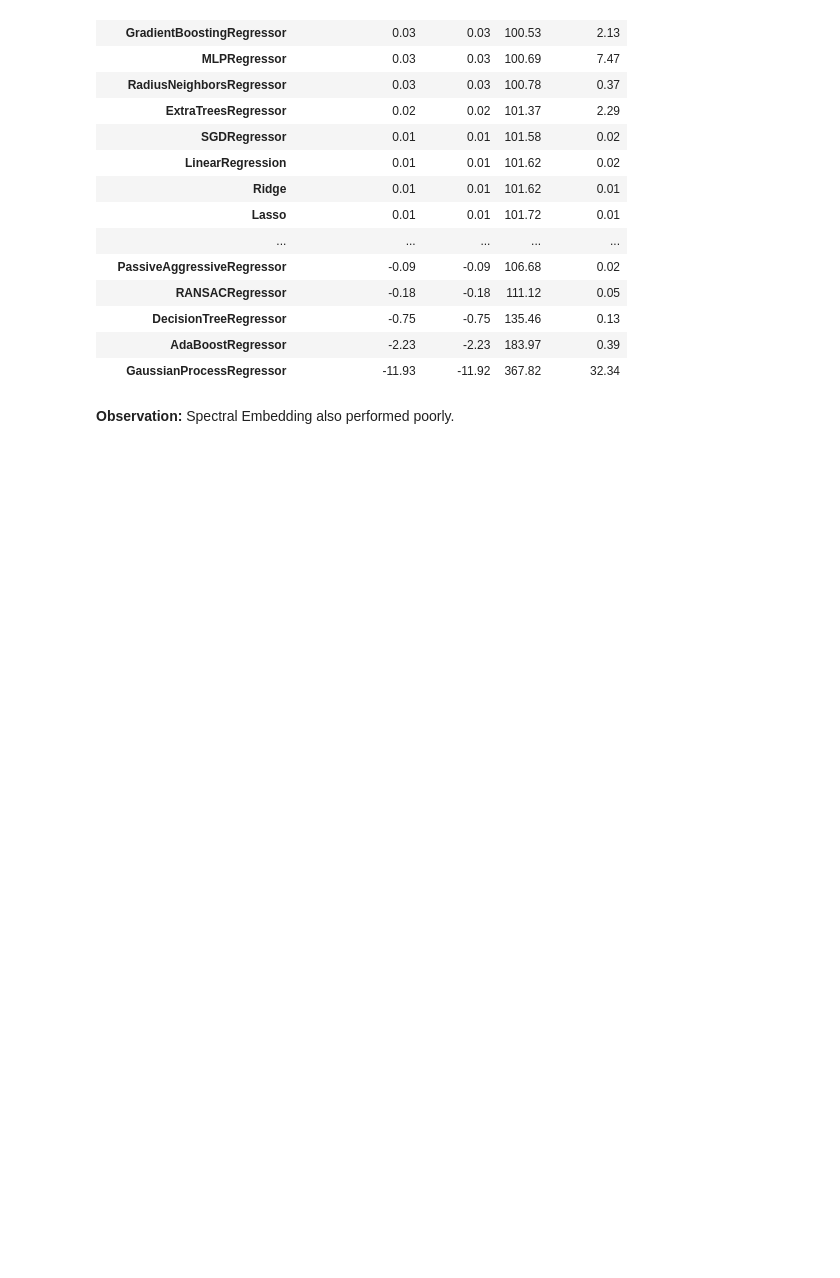
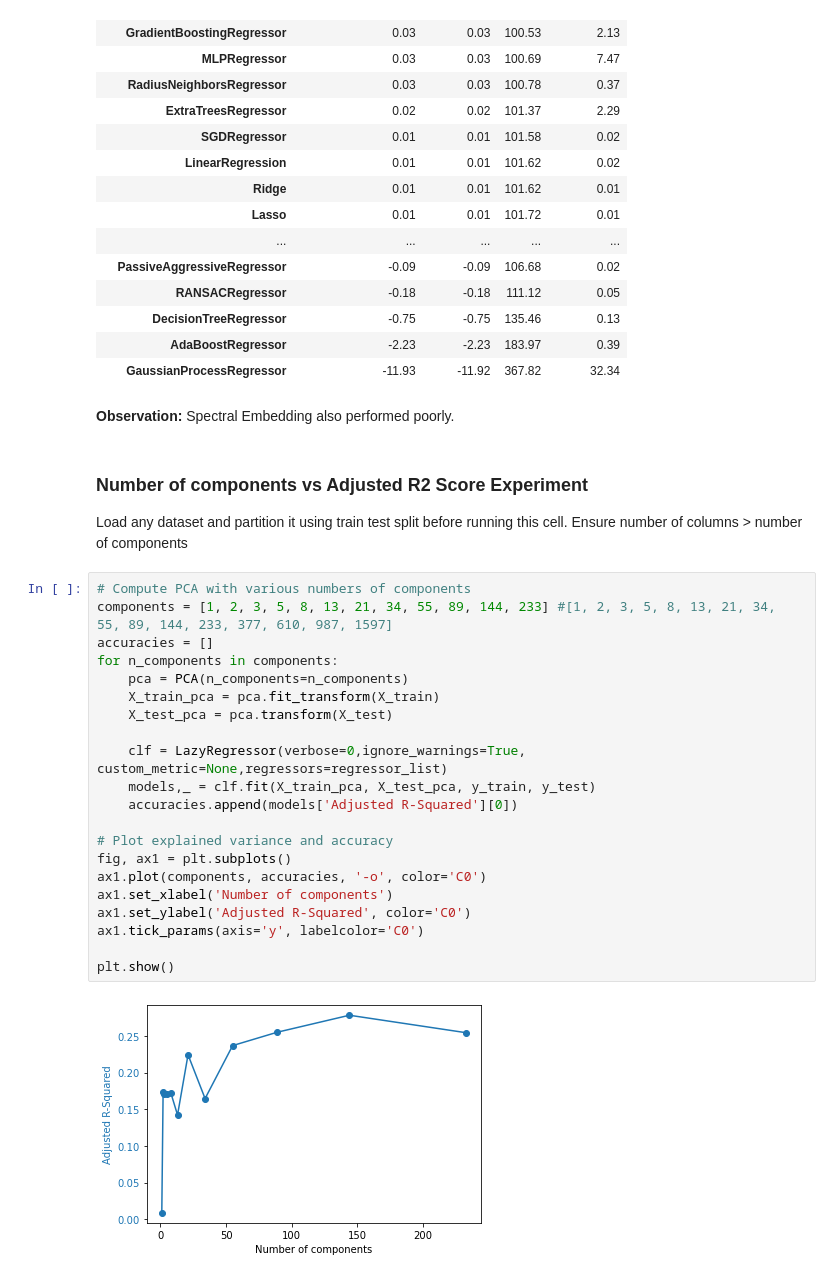
Before and after one commit to adilsal33m/ml2-project, a Jupyter notebook: regression.ipynb, the cells around one changed output. Cells and saved outputs as stored; diff of their text form; blank space fills up the shorter version.

```diff
--- a/regression.ipynb
+++ b/regression.ipynb
@@ -3227,3 +3228,29 @@ results_original
 | GaussianProcessRegressor | -11.93 | -11.92 | 367.82 | 32.34 |
 # %% [markdown]
 **Observation:** Spectral Embedding also performed poorly.
+# %% [markdown]
+### Number of components vs Adjusted R2 Score Experiment
+Load any dataset and partition it using train test split before running this cell. Ensure number of columns > number of components
+# %%
+# Compute PCA with various numbers of components
+components = [1, 2, 3, 5, 8, 13, 21, 34, 55, 89, 144, 233] #[1, 2, 3, 5, 8, 13, 21, 34, 55, 89, 144, 233, 377, 610, 987, 1597]
+accuracies = []
+for n_components in components:
+    pca = PCA(n_components=n_components)
+    X_train_pca = pca.fit_transform(X_train)
+    X_test_pca = pca.transform(X_test)
+
+    clf = LazyRegressor(verbose=0,ignore_warnings=True, custom_metric=None,regressors=regressor_list)
+    models,_ = clf.fit(X_train_pca, X_test_pca, y_train, y_test)
+    accuracies.append(models['Adjusted R-Squared'][0])
+
+# Plot explained variance and accuracy
+fig, ax1 = plt.subplots()
+ax1.plot(components, accuracies, '-o', color='C0')
+ax1.set_xlabel('Number of components')
+ax1.set_ylabel('Adjusted R-Squared', color='C0')
+ax1.tick_params(axis='y', labelcolor='C0')
+
+plt.show()
+# %% [output]
+[figure, added]
```
Also changed, not shown: parts of 3 cells of this notebook, 2 other files.
